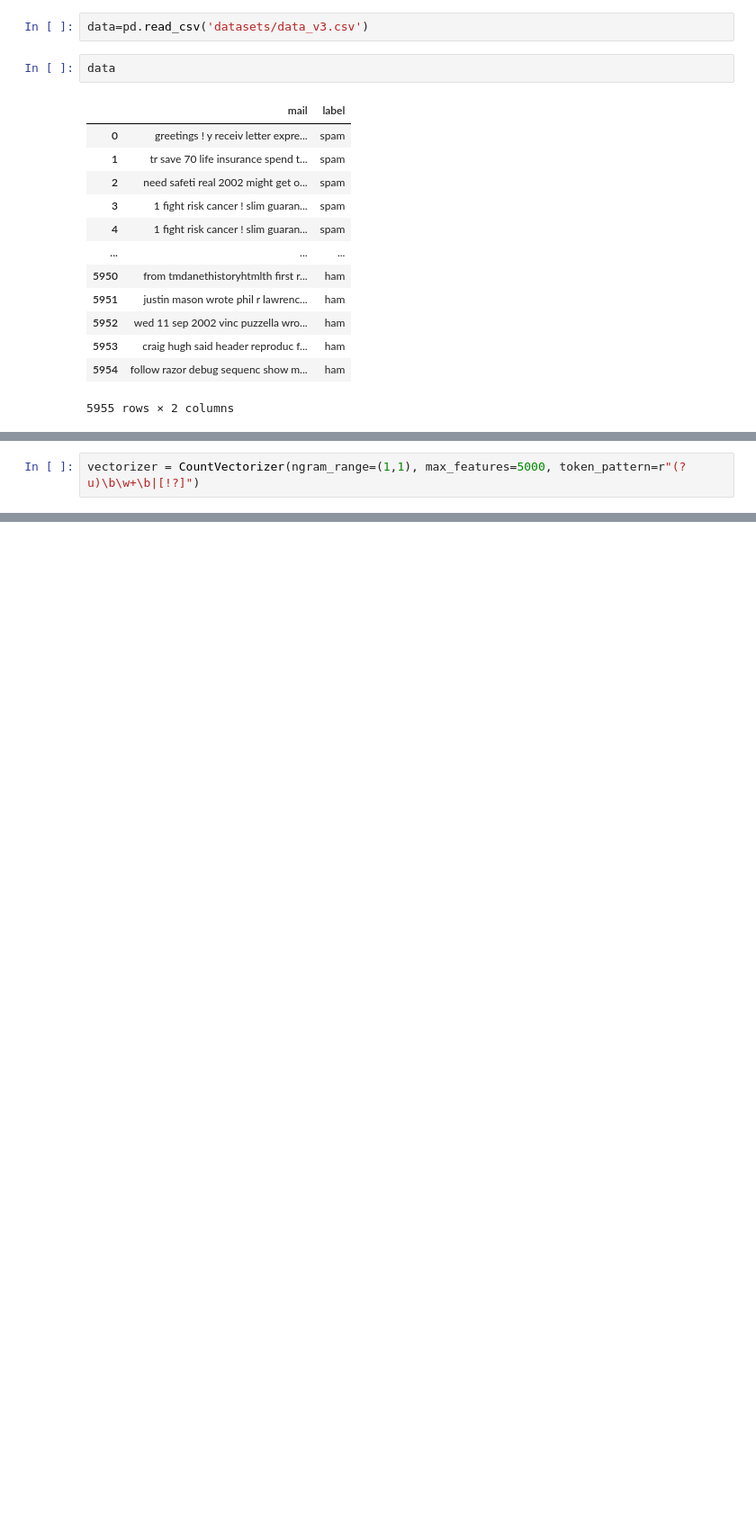
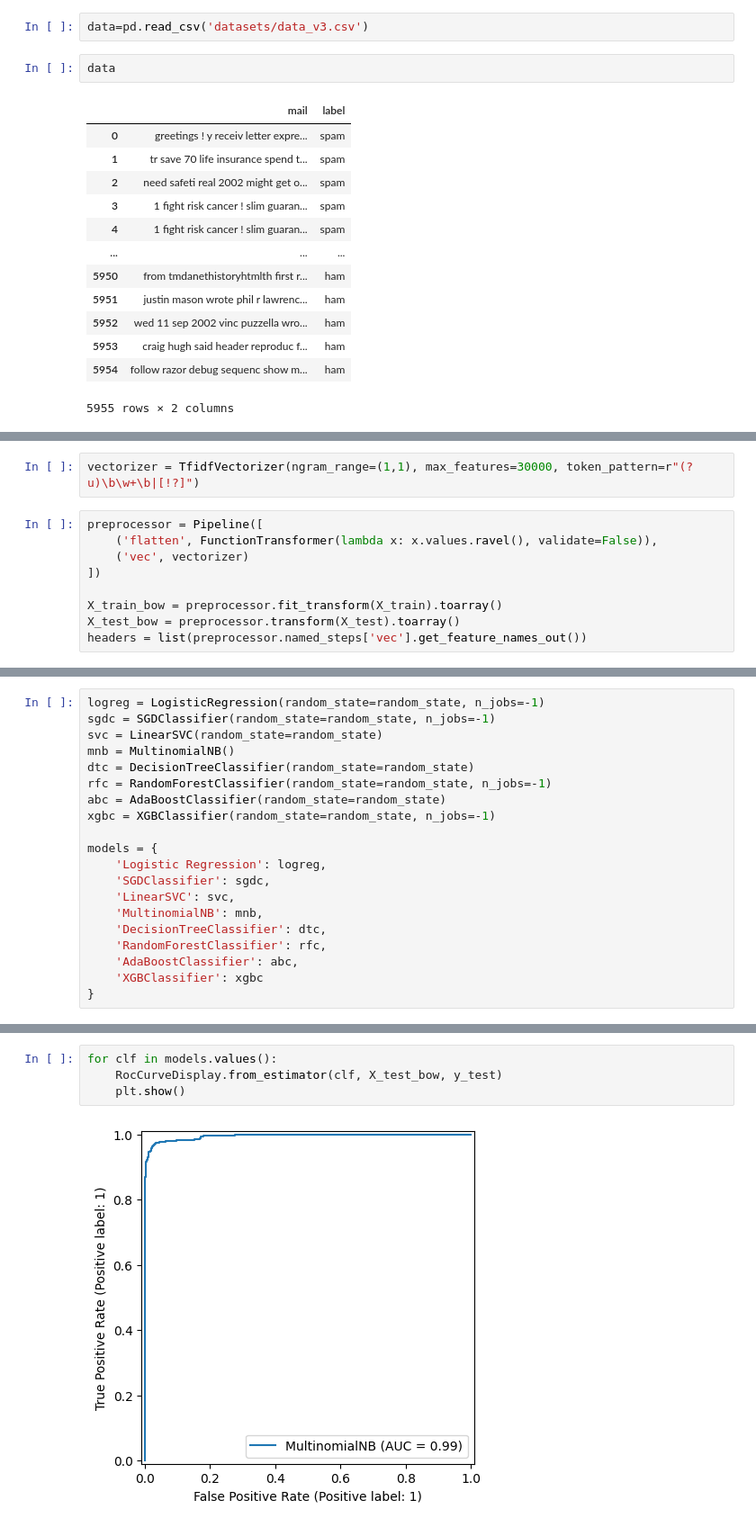
Before and after one commit to SamyakJain-DS/end-to-end-machine-learning, a Jupyter notebook: Spam Classification/preprocessing_and_model_training.ipynb, the cells around one changed output, grey strips where cells are left out. Shown: that part at 90% size. Saved outputs shown, nothing was run; the diff lists cells and outputs as text; blank space fills up the shorter version.

Commit message:
complete spam classifier

```diff
--- a/Spam Classification/preprocessing_and_model_training.ipynb
+++ b/Spam Classification/preprocessing_and_model_training.ipynb
@@ -31,4 +38,13 @@ y = data.copy()['label'].map({'spam':1,'ham':0})
 
 X_train, X_test, y_train, y_test = train_test_split(X, y, test_size=0.25, random_state=random_state)
 # %%
-vectorizer = CountVectorizer(ngram_range=(1,1), max_features=5000, token_pattern=r"(?u)\b\w+\b|[!?]")
+vectorizer = TfidfVectorizer(ngram_range=(1,1), max_features=30000, token_pattern=r"(?u)\b\w+\b|[!?]")
+# %%
+preprocessor = Pipeline([
+    ('flatten', FunctionTransformer(lambda x: x.values.ravel(), validate=False)),
+    ('vec', vectorizer)
+])
+
+X_train_bow = preprocessor.fit_transform(X_train).toarray()
+X_test_bow = preprocessor.transform(X_test).toarray()
+headers = list(preprocessor.named_steps['vec'].get_feature_names_out())
@@ -34,0 +63,20 @@ vectorizer = CountVectorizer(ngram_range=(1,1), max_features=5000, token_pattern
+# %%
+logreg = LogisticRegression(random_state=random_state, n_jobs=-1)
+sgdc = SGDClassifier(random_state=random_state, n_jobs=-1)
+svc = LinearSVC(random_state=random_state)
+mnb = MultinomialNB()
+dtc = DecisionTreeClassifier(random_state=random_state)
+rfc = RandomForestClassifier(random_state=random_state, n_jobs=-1)
+abc = AdaBoostClassifier(random_state=random_state)
+xgbc = XGBClassifier(random_state=random_state, n_jobs=-1)
+
+models = {
+    'Logistic Regression': logreg,
+    'SGDClassifier': sgdc,
+    'LinearSVC': svc,
+    'MultinomialNB': mnb,
+    'DecisionTreeClassifier': dtc,
+    'RandomForestClassifier': rfc,
+    'AdaBoostClassifier': abc,
+    'XGBClassifier': xgbc
+}
@@ -34,0 +103,6 @@ vectorizer = CountVectorizer(ngram_range=(1,1), max_features=5000, token_pattern
+# %%
+for clf in models.values():
+    RocCurveDisplay.from_estimator(clf, X_test_bow, y_test)
+    plt.show()
+# %% [output]
+[figure, added]
```
Also changed, not shown: parts of 20 cells of this notebook, 15 other files.
